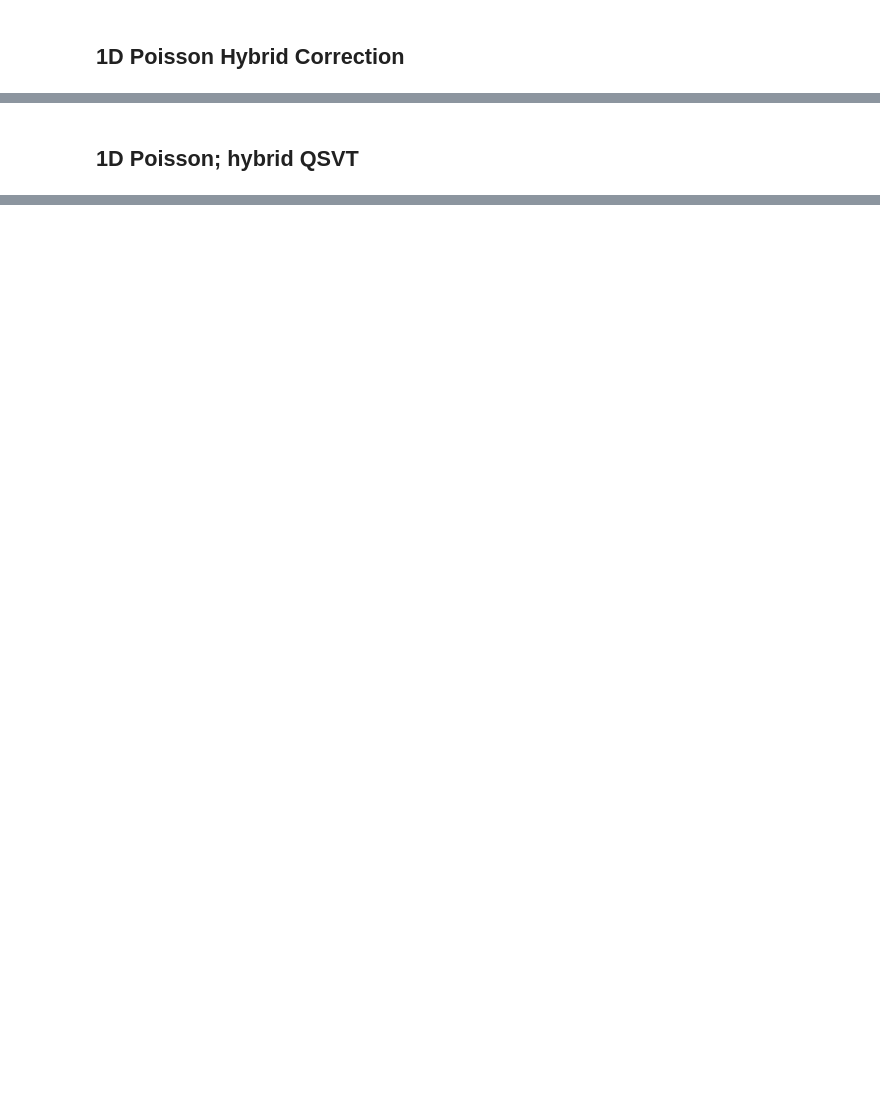
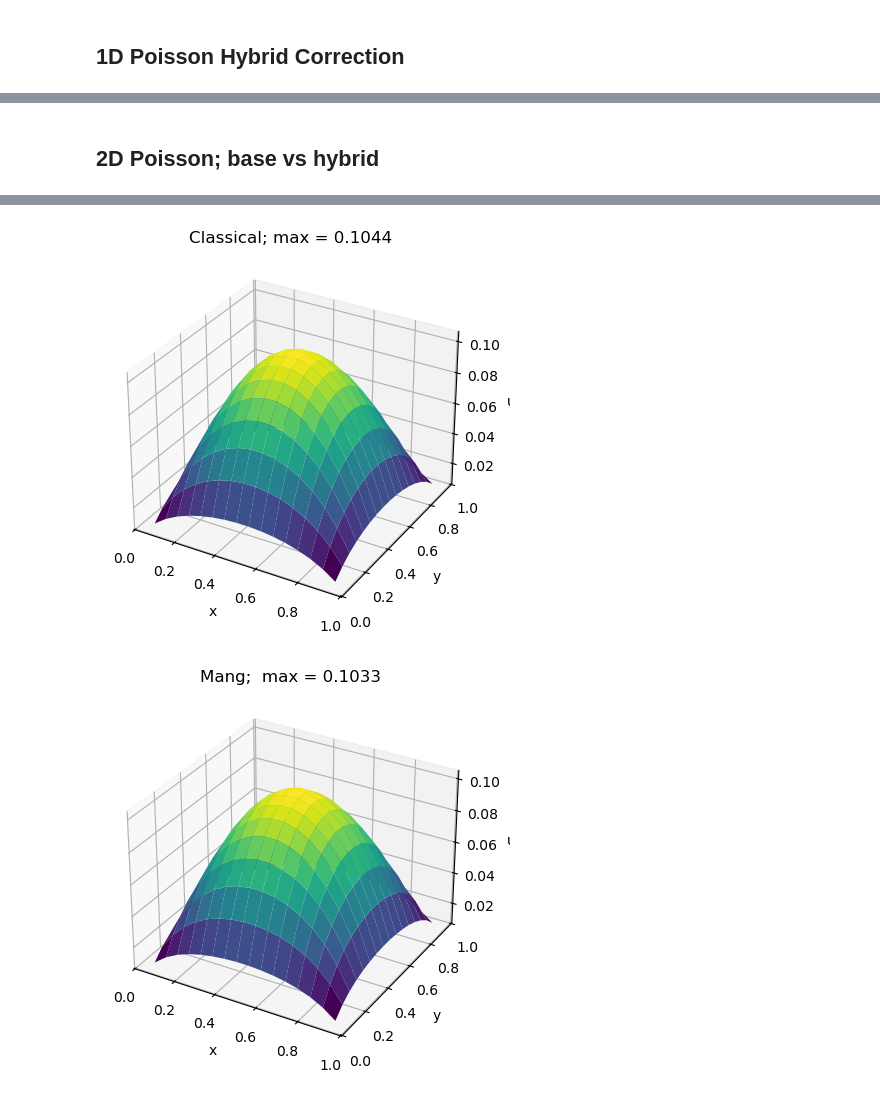
Before and after one commit to UW-ERSL/SpectralCorrectionQSVT, a Jupyter notebook: tutorial.ipynb, the cells around one changed output, grey strips where cells are left out. Drawn from its saved outputs; the diff is of its cells as text; code cells hidden in the pictures; blank space fills up the shorter version.

```diff
--- a/tutorial.ipynb
+++ b/tutorial.ipynb
@@ -155,2 +172,2 @@ Fidelity:            0.9999992867917521
 # %% [markdown]
-## 1D Poisson; hybrid QSVT
+## 2D Poisson; base vs hybrid
@@ -181,0 +174,73 @@ plt.show()
+# %%
+m = 4
+eps = 0.2
+N = 2**m
+K = 1
+basePolynomial ='Mang'
+A,b  = build_2d_poisson(m, function_type="uniform")
+lam = eigs_2d_poisson(m)
+A = A / (1.01*np.max(lam))  # Scale to have max singular value < 1
+lam = lam / (1.01*np.max(lam))  # Scale eigenvalues accordingly
+kappa = 1 / np.min(lam)
+print(f"Condition number kappa={kappa}")
+# Classical Verification
+u_classical = np.linalg.solve(A, b)
+u_classical = u_classical / np.linalg.norm(u_classical)
+
+
+solver_base = QSVT(A, b, kappa, target_error=eps, polyMethod=basePolynomial)
+u_base, success_prob, norm_real = solver_base.solve()
+print("Max of classical solution: ", np.max(u_classical))
+print(50*"=")
+print(basePolynomial)
+print("Success probability:", success_prob)
+print("Norm of real solution:", norm_real)
+print("Max value of solution: ", np.max(u_base))
+print("Fidelity:           ", np.abs(np.dot(u_base.conj(), u_classical))**2)
+
+degree_override = 285
+solver_hybrid = QSVT_Hybrid(A, b, lam_K=lam[:K], kappa=kappa,
+                           target_error=eps, degree_override=degree_override, polyMethod=basePolynomial)
+u_hybrid, success_prob, norm_real = solver_hybrid.solve()
+print(50*"=")
+print(basePolynomial + " Hybrid")
+print("Success probability:", success_prob)
+print("Norm of real solution:", norm_real)
+print("Max value of solution: ", np.max(u_hybrid))
+print("Fidelity:           ", np.abs(np.dot(u_hybrid.conj(), u_classical))**2)
+# plot u_classical, u_base, u_hybrid as 3D surfaces in 3 seperate. Show max value in ttitle
+N1 = 2**m
+h  = 1.0 / (N1 + 1)
+x  = np.linspace(h, 1 - h, N1)
+X, Y = np.meshgrid(x, x)
+ZClassical = u_classical.reshape((N1, N1))
+ZBase      = u_base.reshape((N1, N1))
+ZHybrid    = u_hybrid.reshape((N1, N1))
+
+fig = plt.figure()
+ax  = fig.add_subplot(111, projection='3d')
+ax.plot_surface(X, Y, ZClassical, cmap='viridis', edgecolor='none')
+ax.set_xlabel('x')
+ax.set_ylabel('y')
+ax.set_zlabel('u')
+ax.set_title('Classical; max = {:.4f}'.format(np.max(ZClassical)))
+plt.show()
+
+fig = plt.figure()
+ax  = fig.add_subplot(111, projection='3d')
+ax.plot_surface(X, Y, ZBase, cmap='viridis', edgecolor='none')
+ax.set_xlabel('x')
+ax.set_ylabel('y')
+ax.set_zlabel('u')
+ax.set_title(basePolynomial + ';  max = {:.4f}'.format(np.max(ZBase)))
+plt.show()
+
+fig = plt.figure()
+ax  = fig.add_subplot(111, projection='3d')
+ax.plot_surface(X, Y, ZHybrid, cmap='viridis', edgecolor='none')
+ax.set_xlabel('x')
+ax.set_ylabel('y')
+ax.set_zlabel('u')
+ax.set_title('Hybrid ' + basePolynomial + '; max = {:.4f}'.format(np.max(ZHybrid)))
+plt.show()
+# %% [output]
@@ -181,0 +267,2 @@ plt.show()
+[figure, added]
+[figure, added]
```
Also changed, not shown: parts of 7 cells of this notebook, 2 other files.
